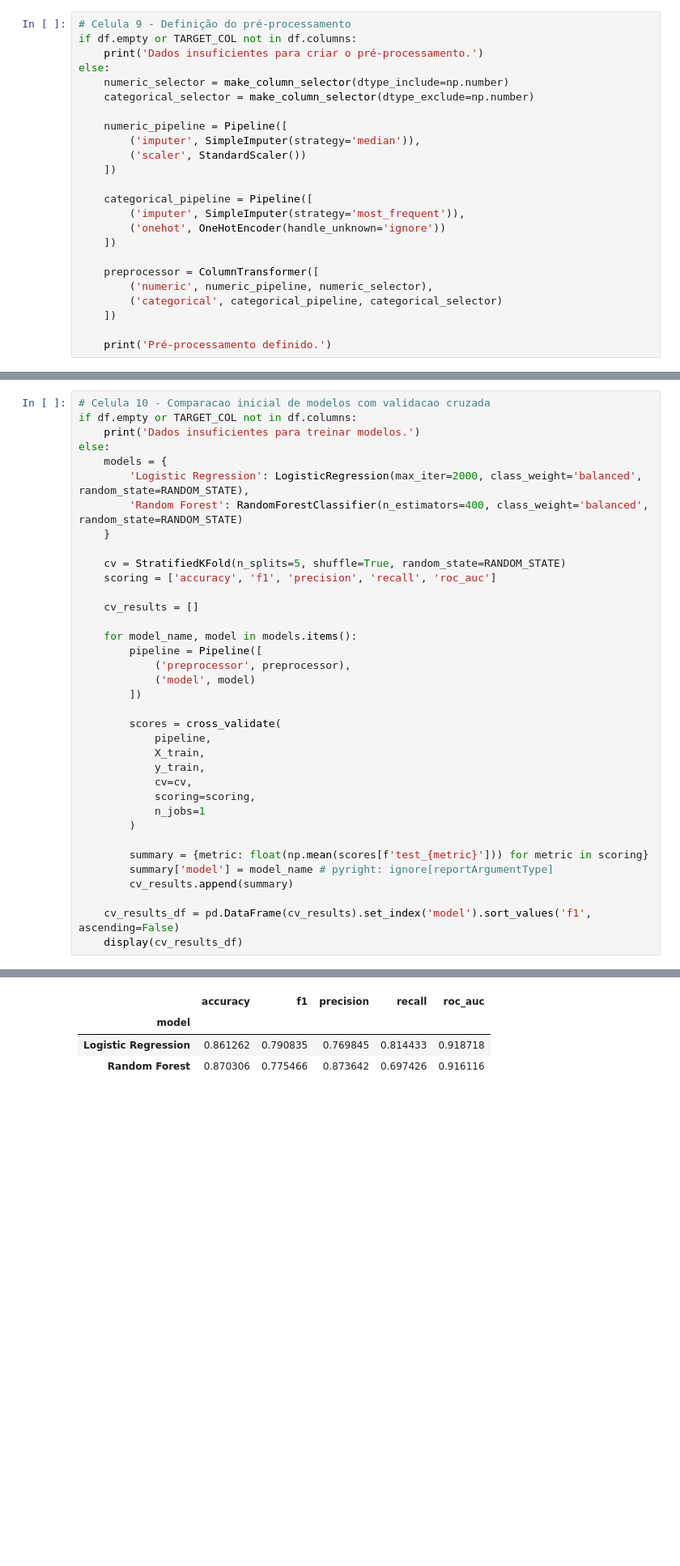
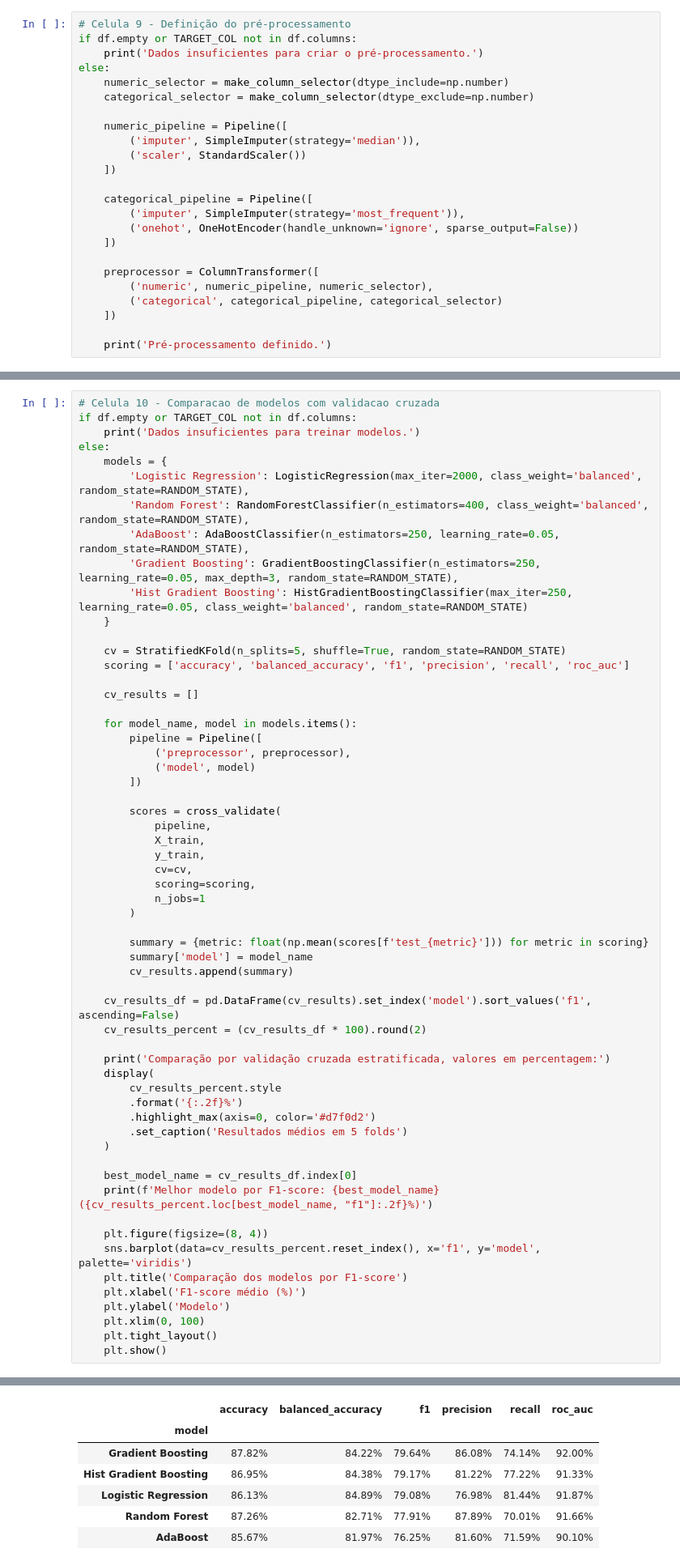
Before and after one commit to goncaloosimoes/iaa-project-1, a Jupyter notebook: notebook.ipynb, the cells around one changed output, grey strips where cells are left out. Shown at 81% size. Cells and saved outputs as stored; diff of their text form; blank space fills up the shorter version.

```diff
--- a/notebook.ipynb
+++ b/notebook.ipynb
@@ -310,7 +311,7 @@ else:
 
     categorical_pipeline = Pipeline([
         ('imputer', SimpleImputer(strategy='most_frequent')),
-        ('onehot', OneHotEncoder(handle_unknown='ignore'))
+        ('onehot', OneHotEncoder(handle_unknown='ignore', sparse_output=False))
     ])
 
     preprocessor = ColumnTransformer([
@@ -330,15 +331,18 @@ A comparação é feita com validação cruzada estratificada e várias métrica
 # %%
-# Celula 10 - Comparacao inicial de modelos com validacao cruzada
+# Celula 10 - Comparacao de modelos com validacao cruzada
 if df.empty or TARGET_COL not in df.columns:
     print('Dados insuficientes para treinar modelos.')
 else:
     models = {
         'Logistic Regression': LogisticRegression(max_iter=2000, class_weight='balanced', random_state=RANDOM_STATE),
-        'Random Forest': RandomForestClassifier(n_estimators=400, class_weight='balanced', random_state=RANDOM_STATE)
+        'Random Forest': RandomForestClassifier(n_estimators=400, class_weight='balanced', random_state=RANDOM_STATE),
+        'AdaBoost': AdaBoostClassifier(n_estimators=250, learning_rate=0.05, random_state=RANDOM_STATE),
+        'Gradient Boosting': GradientBoostingClassifier(n_estimators=250, learning_rate=0.05, max_depth=3, random_state=RANDOM_STATE),
+        'Hist Gradient Boosting': HistGradientBoostingClassifier(max_iter=250, learning_rate=0.05, class_weight='balanced', random_state=RANDOM_STATE)
     }
 
     cv = StratifiedKFold(n_splits=5, shuffle=True, random_state=RANDOM_STATE)
-    scoring = ['accuracy', 'f1', 'precision', 'recall', 'roc_auc']
+    scoring = ['accuracy', 'balanced_accuracy', 'f1', 'precision', 'recall', 'roc_auc']
 
     cv_results = []
 
@@ -358,9 +362,29 @@ else:
         )
 
         summary = {metric: float(np.mean(scores[f'test_{metric}'])) for metric in scoring}
-        summary['model'] = model_name # pyright: ignore[reportArgumentType]
+        summary['model'] = model_name
         cv_results.append(summary)
 
     cv_results_df = pd.DataFrame(cv_results).set_index('model').sort_values('f1', ascending=False)
-    display(cv_results_df)
+    cv_results_percent = (cv_results_df * 100).round(2)
+
+    print('Comparação por validação cruzada estratificada, valores em percentagem:')
+    display(
+        cv_results_percent.style
+        .format('{:.2f}%')
+        .highlight_max(axis=0, color='#d7f0d2')
+        .set_caption('Resultados médios em 5 folds')
+    )
+
+    best_model_name = cv_results_df.index[0]
+    print(f'Melhor modelo por F1-score: {best_model_name} ({cv_results_percent.loc[best_model_name, "f1"]:.2f}%)')
+
+    plt.figure(figsize=(8, 4))
+    sns.barplot(data=cv_results_percent.reset_index(), x='f1', y='model', palette='viridis')
+    plt.title('Comparação dos modelos por F1-score')
+    plt.xlabel('F1-score médio (%)')
+    plt.ylabel('Modelo')
+    plt.xlim(0, 100)
+    plt.tight_layout()
+    plt.show()
 # %% [output]
@@ -367,4 +393,7 @@ else:
-|  | accuracy | f1 | precision | recall | roc_auc |
-| model |  |  |  |  |  |
-| Logistic Regression | 0.861262 | 0.790835 | 0.769845 | 0.814433 | 0.918718 |
-| Random Forest | 0.870306 | 0.775466 | 0.873642 | 0.697426 | 0.916116 |
+|  | accuracy | balanced_accuracy | f1 | precision | recall | roc_auc |
+| model |  |  |  |  |  |  |
+| Gradient Boosting | 87.82% | 84.22% | 79.64% | 86.08% | 74.14% | 92.00% |
+| Hist Gradient Boosting | 86.95% | 84.38% | 79.17% | 81.22% | 77.22% | 91.33% |
+| Logistic Regression | 86.13% | 84.89% | 79.08% | 76.98% | 81.44% | 91.87% |
+| Random Forest | 87.26% | 82.71% | 77.91% | 87.89% | 70.01% | 91.66% |
+| AdaBoost | 85.67% | 81.97% | 76.25% | 81.60% | 71.59% | 90.10% |
```
Also changed, not shown: parts of 13 cells of this notebook.
